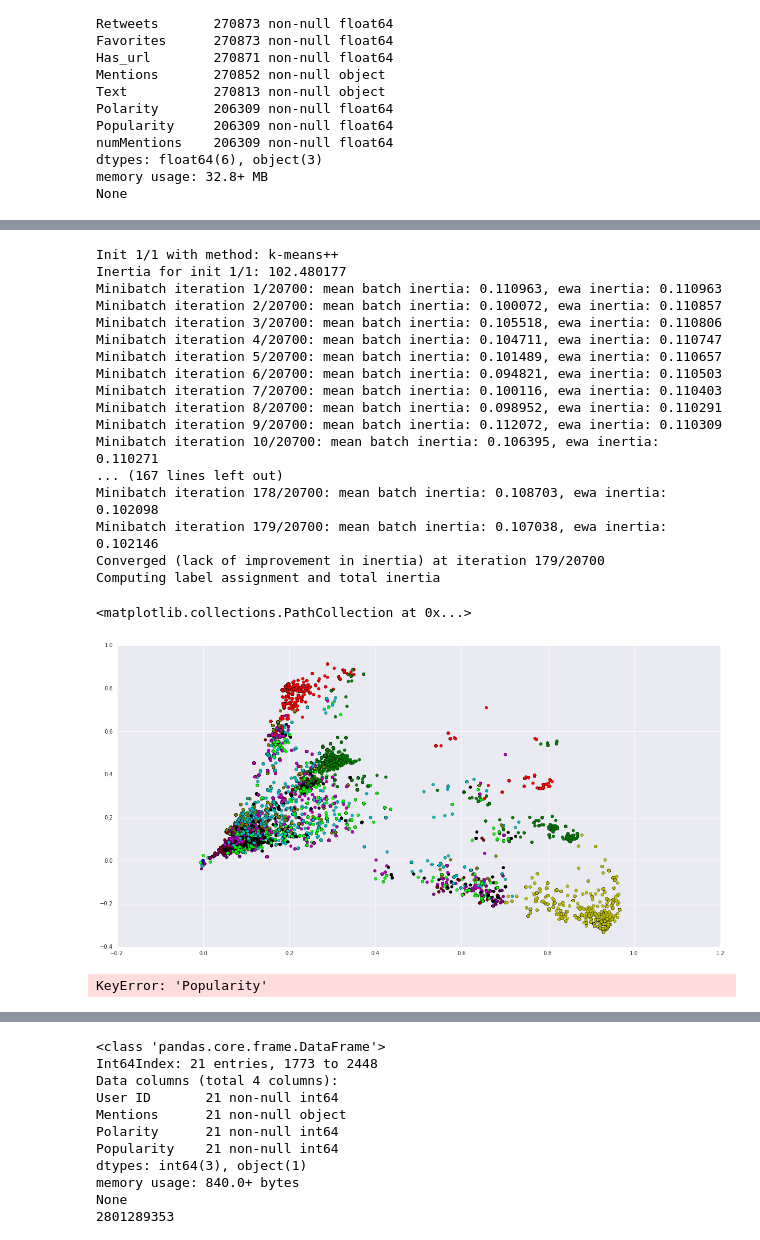
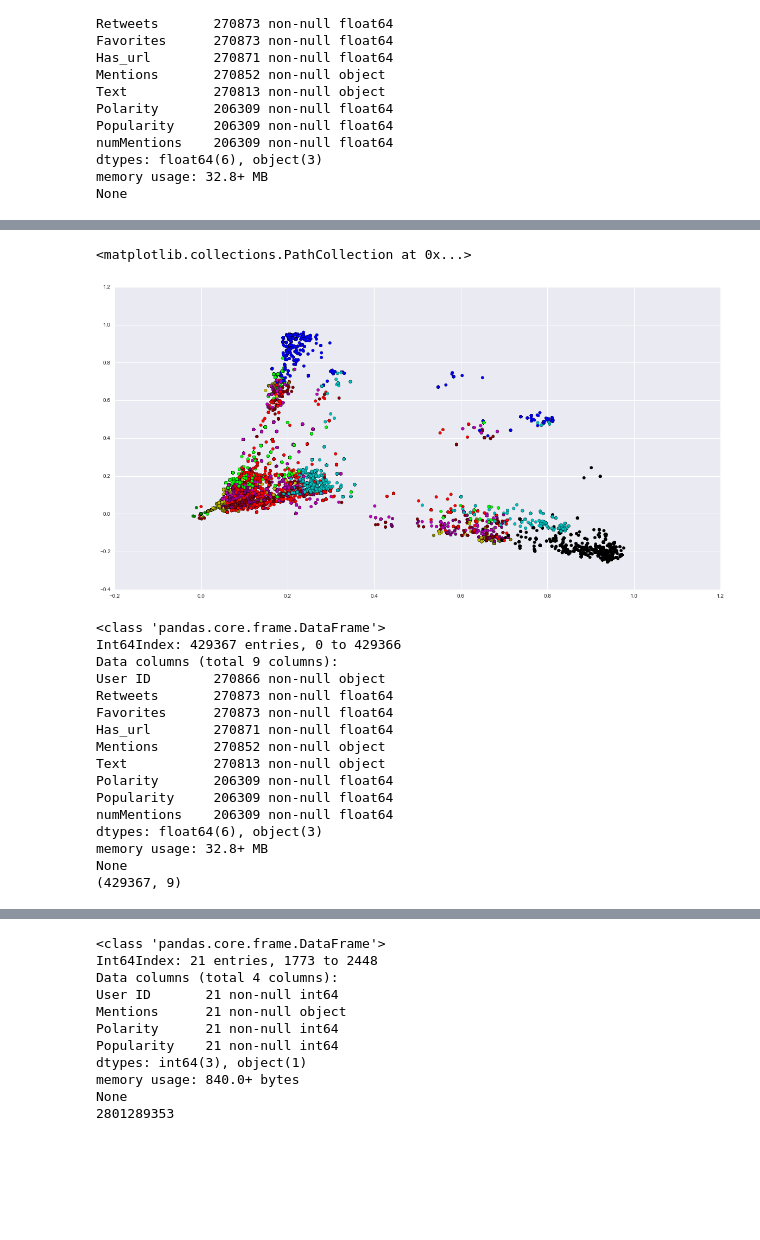
Before and after one commit to MinyingLu/Twitter-sentiment-analysis, a Jupyter notebook: Get Users.ipynb, the cells around one changed output, grey strips where cells are left out. Saved outputs shown, nothing was run; the diff lists cells and outputs as text; code cells hidden in the pictures; blank space fills up the shorter version.

```diff
--- a/Get Users.ipynb
+++ b/Get Users.ipynb
@@ -167,10 +147,10 @@ WARNING: pylab import has clobbered these variables: ['colors', 'svd']
 # %%
 text_list = tweets_df.dropna().Text.values
+#text_list = tweets_df.Text.dropna().values # follow the same index as tweets_df
 vectorizer = TfidfVectorizer(max_df=.9, max_features=25,
                              min_df=3, stop_words='english',
                              use_idf=True)
 
-#print vectorizer.get_feature_names()
 stop_words = list(vectorizer.get_stop_words())
 stop_words.append('like')
 stop_words.append('just')
@@ -187,10 +167,15 @@ stop_words.append("want")
 stop_words.append("don")
 stop_words.append("did")
 stop_words.append("ve")
+stop_words.append("really")
+stop_words.append("day")
+stop_words.append("let")
+stop_words.append("read")
+stop_words.append("know")
 
 vect = TfidfVectorizer(max_df=.9, max_features=30,
                              min_df=3, stop_words=stop_words,
-                             analyzer='word', use_idf=True)
+                             use_idf=True, analyzer='word')
 
 X = vect.fit_transform(text_list)
 X_prime = vectorizer.fit_transform(text_list)
@@ -205,7 +190,5 @@ X = lsa.fit_transform(X)
 #print("Explained variance of the SVD step: {}%".format(int(explained_variance * 100)))
 
 evaluate_clusters(X,20)
-
-print X
 # %% [output]
 n_samples: 206272, n_features: 30
@@ -224,51 +197,46 @@ n_samples: 206272, n_features: 30
 # %%
 #kmeans = KMeans(n_clusters=12, init='k-means++', max_iter=100, n_init=1, verbose=True)
 #y_pred = kmeans.fit(X)
 kmeans = MiniBatchKMeans(n_clusters=11, init='k-means++', n_init=1,
-                     init_size=1000, batch_size=1000, verbose=True)
+                     init_size=1000, batch_size=1000, verbose=False)
 #print("Silhouette Coefficient: %0.3f"
 #      % metrics.silhouette_score(X, km.labels_, sample_size=1000))
 
 #kmeans = KMeans(init='k-means++', n_clusters=7, n_init=20)
 y_pred = kmeans.fit_predict(X)
-#y_pred = km.fit_predict(X)
 centroids = kmeans.cluster_centers_
 labels = kmeans.labels_
 error = kmeans.inertia_
 colors = np.array([x for x in ('b', 'g', 'r', 'c', 'm', 'y', 'k', 'purple', 'lime', 'maroon', 'olive', 'pink')])
 colors = np.hstack([colors] * 20)
-#x = np.random.random(12)
-#y = np.random.random(12)
-#c = np.random.random(12)  # color of points
 
-#fig, ax = plt.subplots()
-#im = ax.scatter(X[:, 0], X[:, 1], c=c, cmap=plt.cm.jet)
 plt.figure(figsize=(20, 10))
-plt.scatter(X[:, 0], X[:, 1], s=30, c=colors[y_pred].tolist())#, color=colors[y_pred].tolist())
+plt.scatter(X[:, 0], X[:, 1], s=30, c=colors[y_pred].tolist())
+#print "labels:" , labels
+#print "error:", error
+#print "centroids:", centroids
 # %% [output]
-Init 1/1 with method: k-means++
-Inertia for init 1/1: 102.480177
-Minibatch iteration 1/20700: mean batch inertia: 0.110963, ewa inertia: 0.110963
-Minibatch iteration 2/20700: mean batch inertia: 0.100072, ewa inertia: 0.110857
-Minibatch iteration 3/20700: mean batch inertia: 0.105518, ewa inertia: 0.110806
-Minibatch iteration 4/20700: mean batch inertia: 0.104711, ewa inertia: 0.110747
-Minibatch iteration 5/20700: mean batch inertia: 0.101489, ewa inertia: 0.110657
-Minibatch iteration 6/20700: mean batch inertia: 0.094821, ewa inertia: 0.110503
-Minibatch iteration 7/20700: mean batch inertia: 0.100116, ewa inertia: 0.110403
-Minibatch iteration 8/20700: mean batch inertia: 0.098952, ewa inertia: 0.110291
-Minibatch iteration 9/20700: mean batch inertia: 0.112072, ewa inertia: 0.110309
-Minibatch iteration 10/20700: mean batch inertia: 0.106395, ewa inertia: 0.110271
-... (167 lines left out)
-Minibatch iteration 178/20700: mean batch inertia: 0.108703, ewa inertia: 0.102098
-Minibatch iteration 179/20700: mean batch inertia: 0.107038, ewa inertia: 0.102146
-Converged (lack of improvement in inertia) at iteration 179/20700
-Computing label assignment and total inertia
+<matplotlib.collections.PathCollection at 0x...>
-<matplotlib.collections.PathCollection at 0x...>
-[figure, old version]
+[figure, new version]
-# %%
-#polar_user_df = tweets_df.loc[tweets_df['Polarity'].isin([-4, 3])]
-pop_user_df = tweets_df.sort_values('Popularity', ascending=False)[:20]
-polar_user_df.drop(['Text', 'Has_url', 'Retweets', 'Favorites'], axis=1, inplace=True)
-polar_users = polar_user_df['User ID']
-# %% [output]
-KeyError: 'Popularity'
+# %%
+tweets_df[tweets_df.Text.isnull()]
+#tweets_df[pd.isnull(tweets_df)]
+print tweets_df.info()
+print tweets_df.shape
+# %% [output]
+<class 'pandas.core.frame.DataFrame'>
+Int64Index: 429367 entries, 0 to 429366
+Data columns (total 9 columns):
+User ID        270866 non-null object
+Retweets       270873 non-null float64
+Favorites      270873 non-null float64
+Has_url        270871 non-null float64
+Mentions       270852 non-null object
+Text           270813 non-null object
+Polarity       206309 non-null float64
+Popularity     206309 non-null float64
+numMentions    206309 non-null float64
+dtypes: float64(6), object(3)
+memory usage: 32.8+ MB
+None
+(429367, 9)
```
Also changed, not shown: parts of 5 cells of this notebook.
